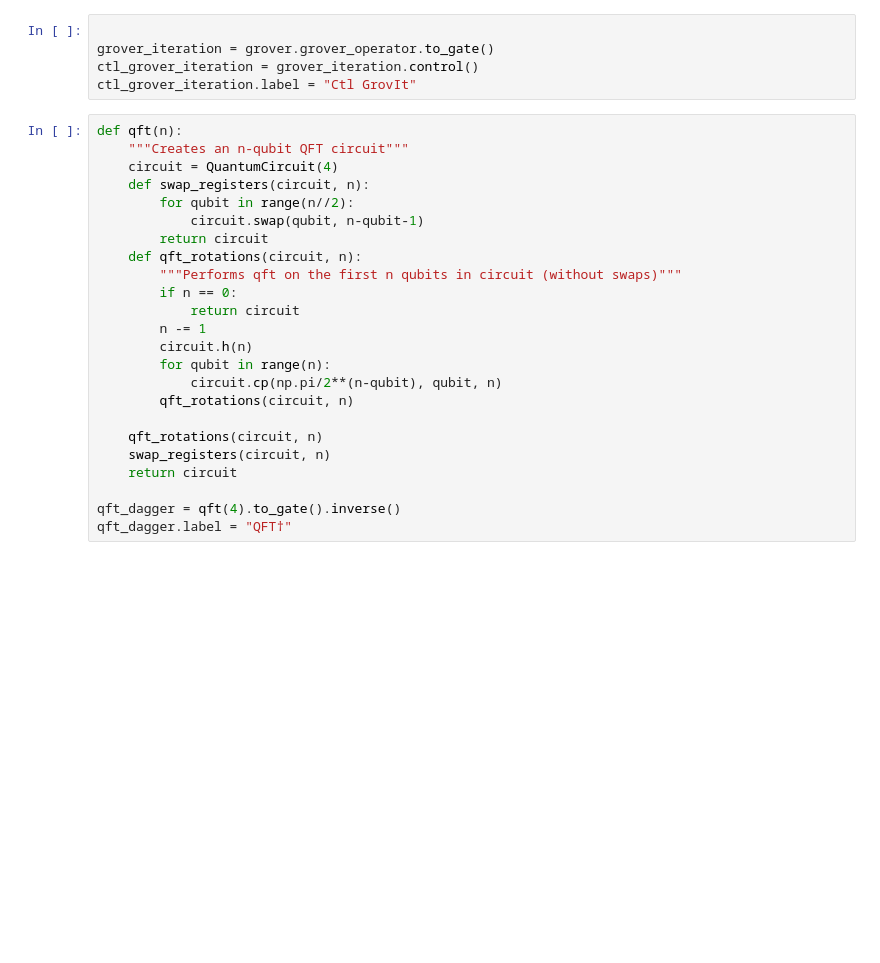
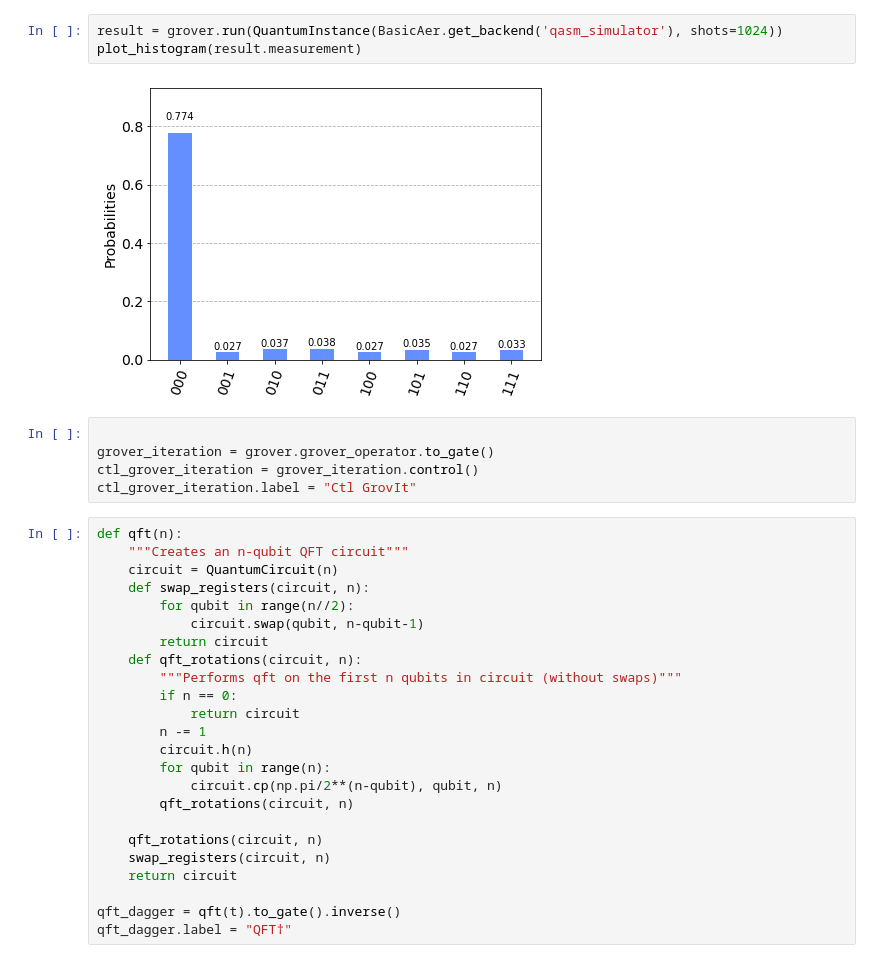
Before and after one commit to ix-stefstet/qaif, a Jupyter notebook: src/jupyter/Quantum Counting with Grover-Truthtable.ipynb, the cells around one changed output. Cells and saved outputs as stored; diff of their text form; blank space fills up the shorter version.

```diff
--- a/src/jupyter/Quantum Counting with Grover-Truthtable.ipynb
+++ b/src/jupyter/Quantum Counting with Grover-Truthtable.ipynb
@@ -36,3 +38,8 @@ grover.grover_operator.draw()
+# %%
+result = grover.run(QuantumInstance(BasicAer.get_backend('qasm_simulator'), shots=1024))
+plot_histogram(result.measurement)
+# %% [output]
+[figure, added]
 # %%
 
 grover_iteration = grover.grover_operator.to_gate()
@@ -41,7 +48,7 @@ ctl_grover_iteration.label = "Ctl GrovIt"
 # %%
 def qft(n):
     """Creates an n-qubit QFT circuit"""
-    circuit = QuantumCircuit(4)
+    circuit = QuantumCircuit(n)
     def swap_registers(circuit, n):
         for qubit in range(n//2):
             circuit.swap(qubit, n-qubit-1)
@@ -60,7 +67,7 @@ def qft(n):
     swap_registers(circuit, n)
     return circuit
 
-qft_dagger = qft(4).to_gate().inverse()
+qft_dagger = qft(t).to_gate().inverse()
 qft_dagger.label = "QFT†"
 # %%
 
```
Also changed, not shown: parts of 5 cells of this notebook, 3 other files.
